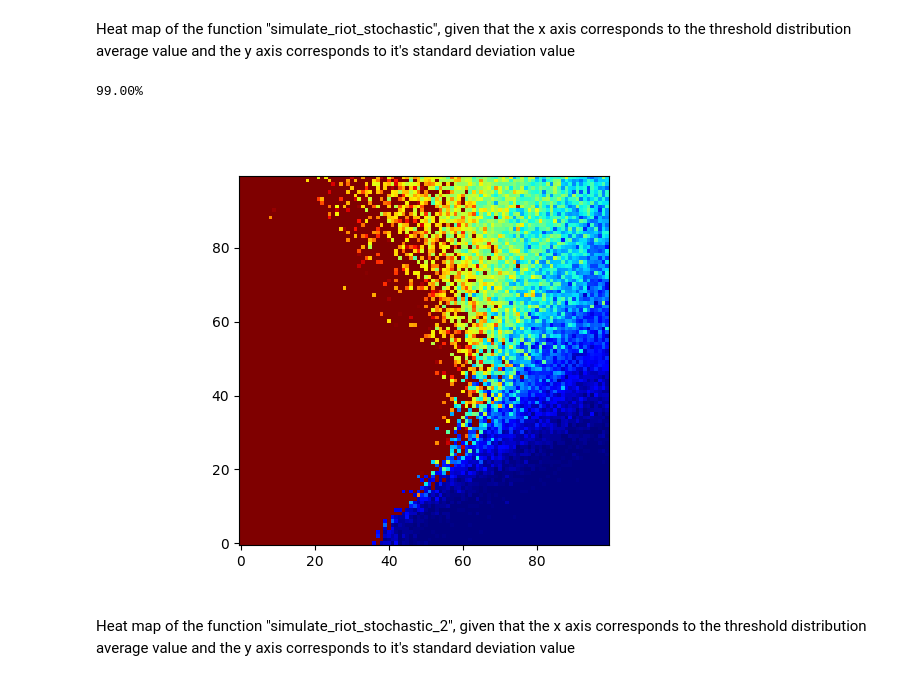
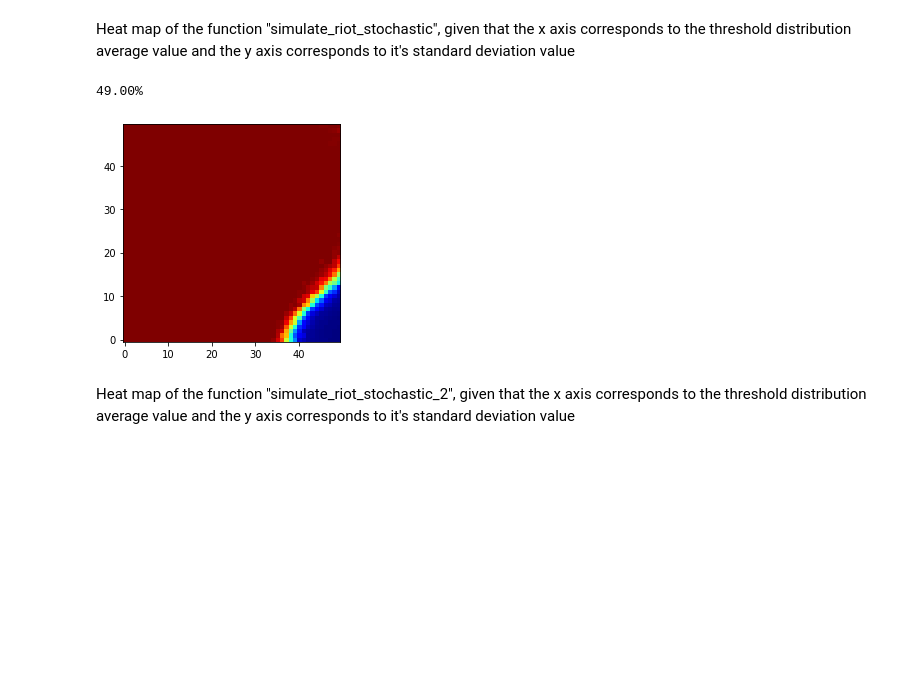
Before and after one commit to AlantheBenign/Critical-mass-model-for-social-dynamic, a Jupyter notebook: Modelo Novo/Stochastic threshold model.ipynb, the cells around one changed output. Saved outputs shown, nothing was run; the diff lists cells and outputs as text; code cells hidden in the pictures; blank space fills up the shorter version.

```diff
--- a/Modelo Novo/Stochastic threshold model.ipynb
+++ b/Modelo Novo/Stochastic threshold model.ipynb
@@ -171,34 +171,34 @@ Heat map of the function "simulate_riot_stochastic", given that the x axis corre
 # %%
 N = 100
 averages_sample = np.arange(0,100)
 deviations = np.arange(0,100)         # standard deviations of the normal distribution
 simulations = 100                     # number of simulations per standard deviation value
 steps = 100
 
-heat_map = np.zeros((100,100))
+heat_map = np.zeros((50,50))
 
 for k in averages_sample:
     clear_output(wait=True)
     print(str("%.2f" % (k)+"%"), end="\n")
 
     for i in deviations:
         average_size = 0
 
         for j in range(simulations):
             agents = func.create_agents(N,k,i)
             size = func.simulate_riot_stochastic(agents, steps)[1]
             average_size += size
 
         average_size = average_size/simulations
         heat_map[i][k] = average_size
 
 plt.figure()
 plt.imshow(heat_map, origin="lower",cmap="jet")
 #plt.savefig("Média e Desvio Padrão - Estocástico")
 plt.show()
 # %% [output]
-99.00%
+49.00%
-[figure, old version]
+[figure, new version]
 # %% [markdown]
 Heat map of the function "simulate_riot_stochastic_2", given that the x axis corresponds to the threshold distribution average value and the y axis corresponds to it's standard deviation value
 # %%
```
Also changed, not shown: 3 other files.
